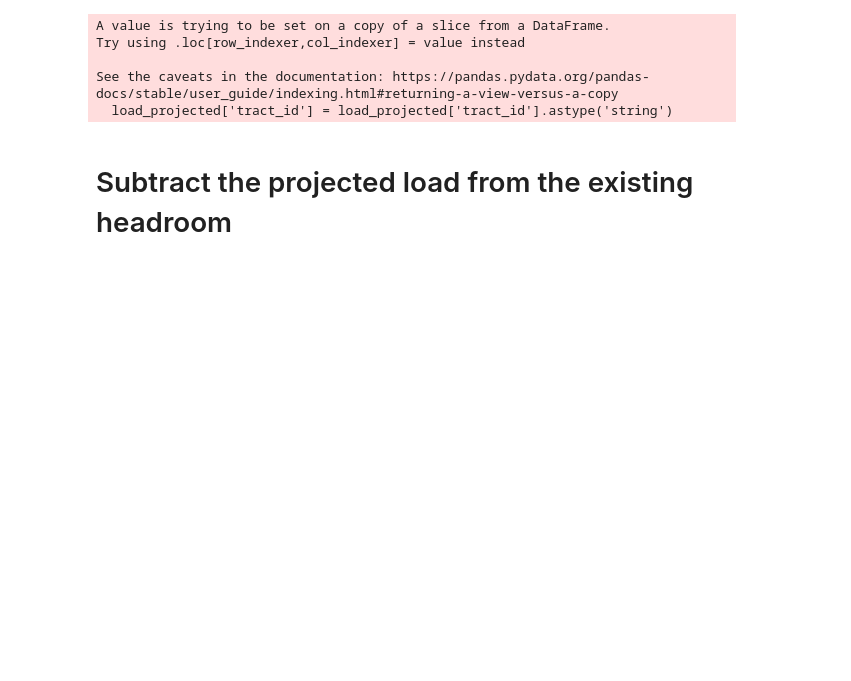
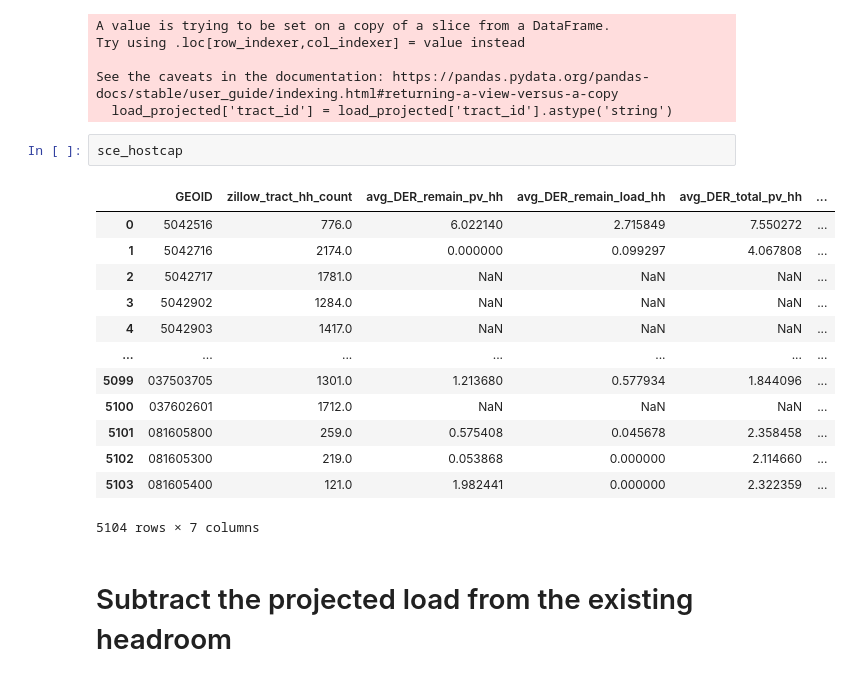
Before and after one commit to ElectriGrid/projected-load-analysis, a Jupyter notebook: headroom_vs_projected.ipynb, the cells around one changed output. Cells and saved outputs as stored; diff of their text form; blank space fills up the shorter version.

```diff
--- a/headroom_vs_projected.ipynb
+++ b/headroom_vs_projected.ipynb
@@ -133,6 +134,22 @@ Try using .loc[row_indexer,col_indexer] = value instead
 
 See the caveats in the documentation: https://pandas.pydata.org/pandas-docs/stable/user_guide/indexing.html#returning-a-view-versus-a-copy
   load_projected['tract_id'] = load_projected['tract_id'].astype('string')
+# %%
+sce_hostcap
+# %% [output]
+|  | GEOID | zillow_tract_hh_count | avg_DER_remain_pv_hh | avg_DER_remain_load_hh | avg_DER_total_pv_hh | ... |
+| 0 | 5042516 | 776.0 | 6.022140 | 2.715849 | 7.550272 | ... |
+| 1 | 5042716 | 2174.0 | 0.000000 | 0.099297 | 4.067808 | ... |
+| 2 | 5042717 | 1781.0 | NaN | NaN | NaN | ... |
+| 3 | 5042902 | 1284.0 | NaN | NaN | NaN | ... |
+| 4 | 5042903 | 1417.0 | NaN | NaN | NaN | ... |
+| ... | ... | ... | ... | ... | ... | ... |
+| 5099 | 037503705 | 1301.0 | 1.213680 | 0.577934 | 1.844096 | ... |
+| 5100 | 037602601 | 1712.0 | NaN | NaN | NaN | ... |
+| 5101 | 081605800 | 259.0 | 0.575408 | 0.045678 | 2.358458 | ... |
+| 5102 | 081605300 | 219.0 | 0.053868 | 0.000000 | 2.114660 | ... |
+| 5103 | 081605400 | 121.0 | 1.982441 | 0.000000 | 2.322359 | ... |
+5104 rows × 7 columns
 # %% [markdown]
 # Subtract the projected load from the existing headroom
 # %%
```
Also changed, not shown: parts of 9 cells of this notebook.
